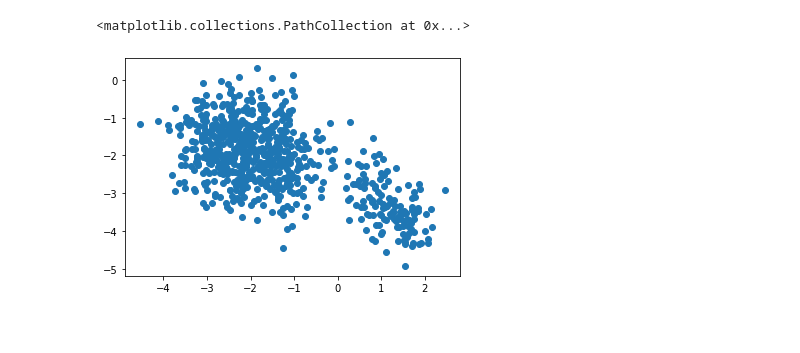
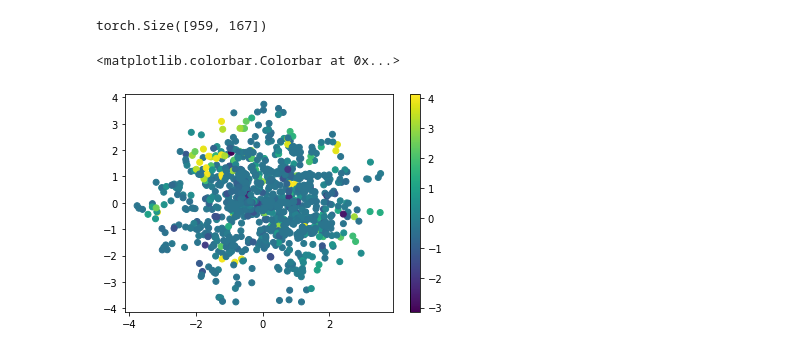
Before and after one commit to choderalab/pinot, a Jupyter notebook: scripts/traj_plot/vae.ipynb, the cells around one changed output. Cells and saved outputs as stored; diff of their text form; code cells hidden in the pictures.

Commit message:
visualization scripts

```diff
--- a/scripts/traj_plot/vae.ipynb
+++ b/scripts/traj_plot/vae.ipynb
@@ -51,2 +69,2 @@ class BernoulliVariationalAutoencoder(torch.nn.Module):
 # %%
-vae = BernoulliVariationalAutoencoder()
+vae = BernoulliVariationalAutoencoder(hidden_features=128, latent_features=2)
@@ -62,6 +82,9 @@ from rdkit.Chem import MACCSkeys
 import numpy as np
 fps = np.array([MACCSkeys.GenMACCSKeys(x) for x in mols])
 x = torch.tensor(fps, dtype=torch.float32)
+# %%
+y = np.nan_to_num(df["f_inhibition_at_20_uM"].values, 0.0)
+y = (y - np.mean(y)) / np.std(y)
 # %%
 vae.get_loss(x)
 # %% [output]
@@ -77,10 +135,16 @@ for _ in range(10000):
+# %%
+x.shape
+# %% [output]
+torch.Size([959, 167])
 # %%
 from matplotlib import pyplot as plt
 z = vae.f_xz(x).rsample().detach().numpy()
 plt.scatter(
     z[:, 0],
-    z[:, 1]
+    z[:, 1],
+    c=y,
 )
+plt.colorbar()
 # %% [output]
-<matplotlib.collections.PathCollection at 0x...>
+<matplotlib.colorbar.Colorbar at 0x...>
-[figure, old version]
+[figure, new version]
```
Also changed, not shown: parts of 10 cells of this notebook, 9 other files.
